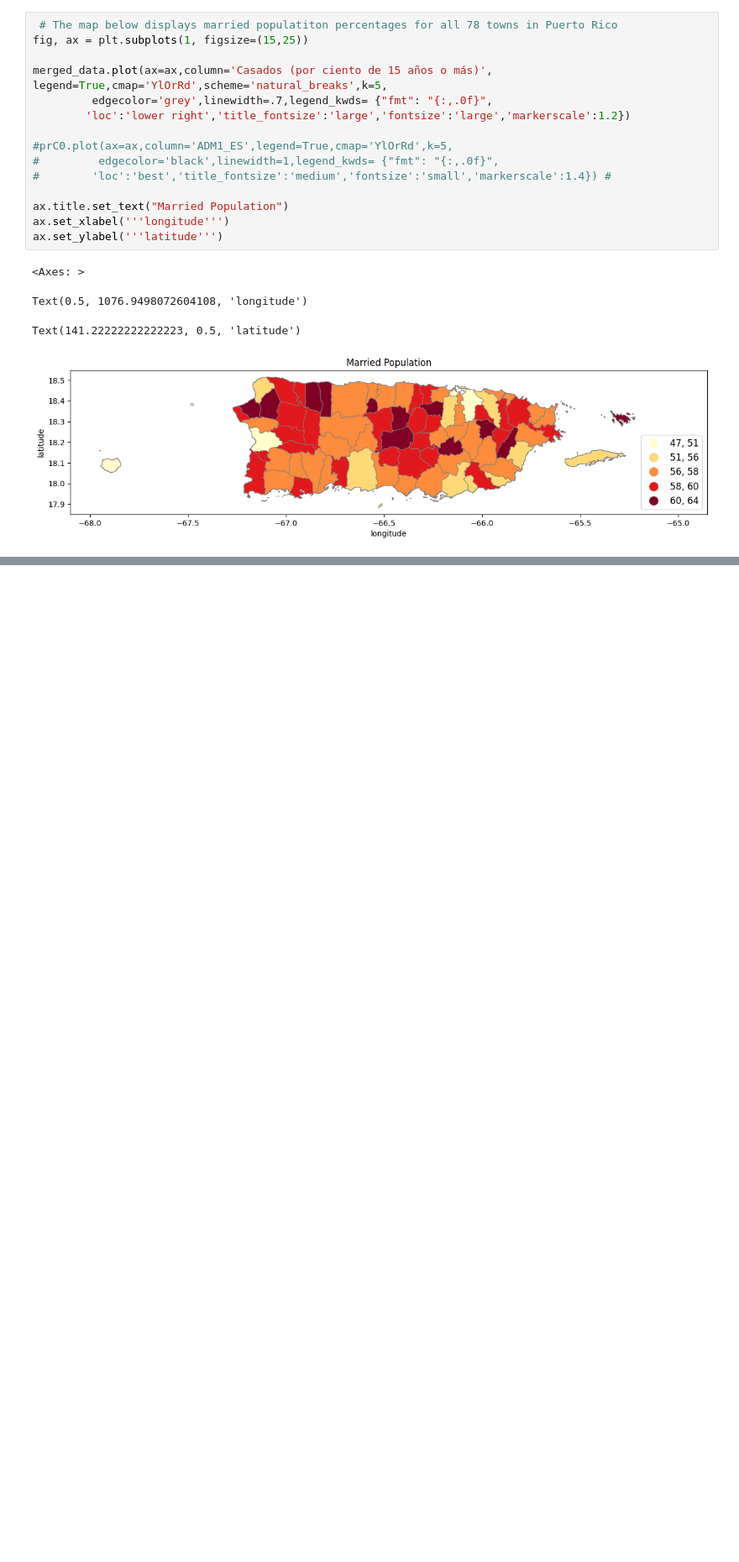
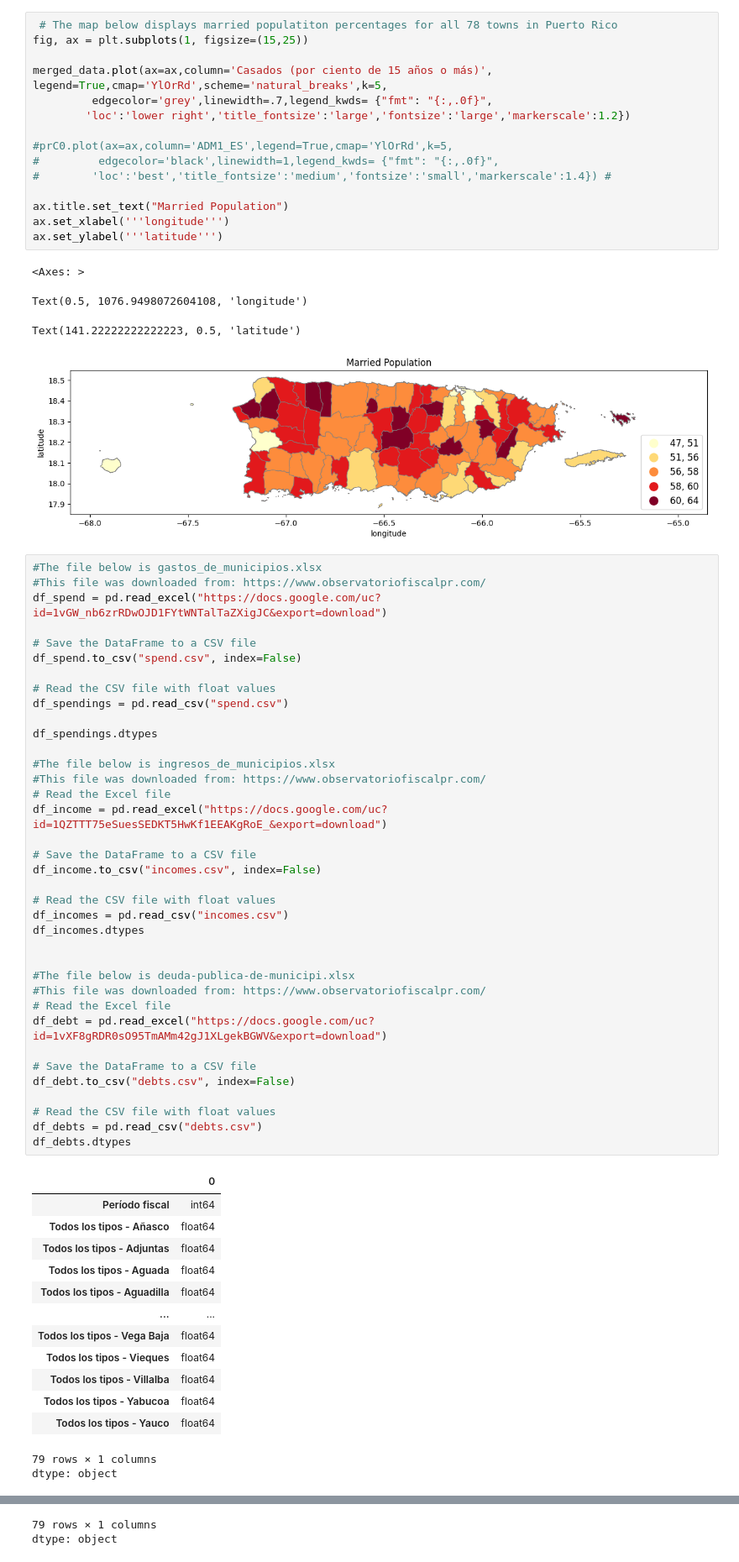
Before and after one commit to Venettov/Riveraruiz_GIS, a Jupyter notebook: PS2.ipynb, the cells around one changed output, grey strips where cells are left out. Shown at 84% size. Saved outputs shown, nothing was run; the diff lists cells and outputs as text; blank space fills up the shorter version.

```diff
--- a/PS2.ipynb
+++ b/PS2.ipynb
@@ -411,3 +369,55 @@ ax.set_ylabel('''latitude''')
 Text(0.5, 1076.9498072604108, 'longitude')
 Text(141.22222222222223, 0.5, 'latitude')
 [figure]
+# %%
+#The file below is gastos_de_municipios.xlsx
+#This file was downloaded from: https://www.observatoriofiscalpr.com/
+df_spend = pd.read_excel("https://docs.google.com/uc?id=1vGW_nb6zrRDwOJD1FYtWNTalTaZXigJC&export=download")
+
+# Save the DataFrame to a CSV file
+df_spend.to_csv("spend.csv", index=False)
+
+# Read the CSV file with float values
+df_spendings = pd.read_csv("spend.csv")
+
+df_spendings.dtypes
+
+#The file below is ingresos_de_municipios.xlsx
+#This file was downloaded from: https://www.observatoriofiscalpr.com/
+# Read the Excel file
+df_income = pd.read_excel("https://docs.google.com/uc?id=1QZTTT75eSuesSEDKT5HwKf1EEAKgRoE_&export=download")
+
+# Save the DataFrame to a CSV file
+df_income.to_csv("incomes.csv", index=False)
+
+# Read the CSV file with float values
+df_incomes = pd.read_csv("incomes.csv")
+df_incomes.dtypes
+
+
+#The file below is deuda-publica-de-municipi.xlsx
+#This file was downloaded from: https://www.observatoriofiscalpr.com/
+# Read the Excel file
+df_debt = pd.read_excel("https://docs.google.com/uc?id=1vXF8gRDR0sO95TmAMm42gJ1XLgekBGWV&export=download")
+
+# Save the DataFrame to a CSV file
+df_debt.to_csv("debts.csv", index=False)
+
+# Read the CSV file with float values
+df_debts = pd.read_csv("debts.csv")
+df_debts.dtypes
+# %% [output]
+|  | 0 |
+| Período fiscal | int64 |
+| Todos los tipos - Añasco | float64 |
+| Todos los tipos - Adjuntas | float64 |
+| Todos los tipos - Aguada | float64 |
+| Todos los tipos - Aguadilla | float64 |
+| ... | ... |
+| Todos los tipos - Vega Baja | float64 |
+| Todos los tipos - Vieques | float64 |
+| Todos los tipos - Villalba | float64 |
+| Todos los tipos - Yabucoa | float64 |
+| Todos los tipos - Yauco | float64 |
+79 rows × 1 columns
+dtype: object
@@ -413,0 +436,2 @@ Text(141.22222222222223, 0.5, 'latitude')
+79 rows × 1 columns
+dtype: object
```
Also changed, not shown: parts of 5 cells of this notebook.
